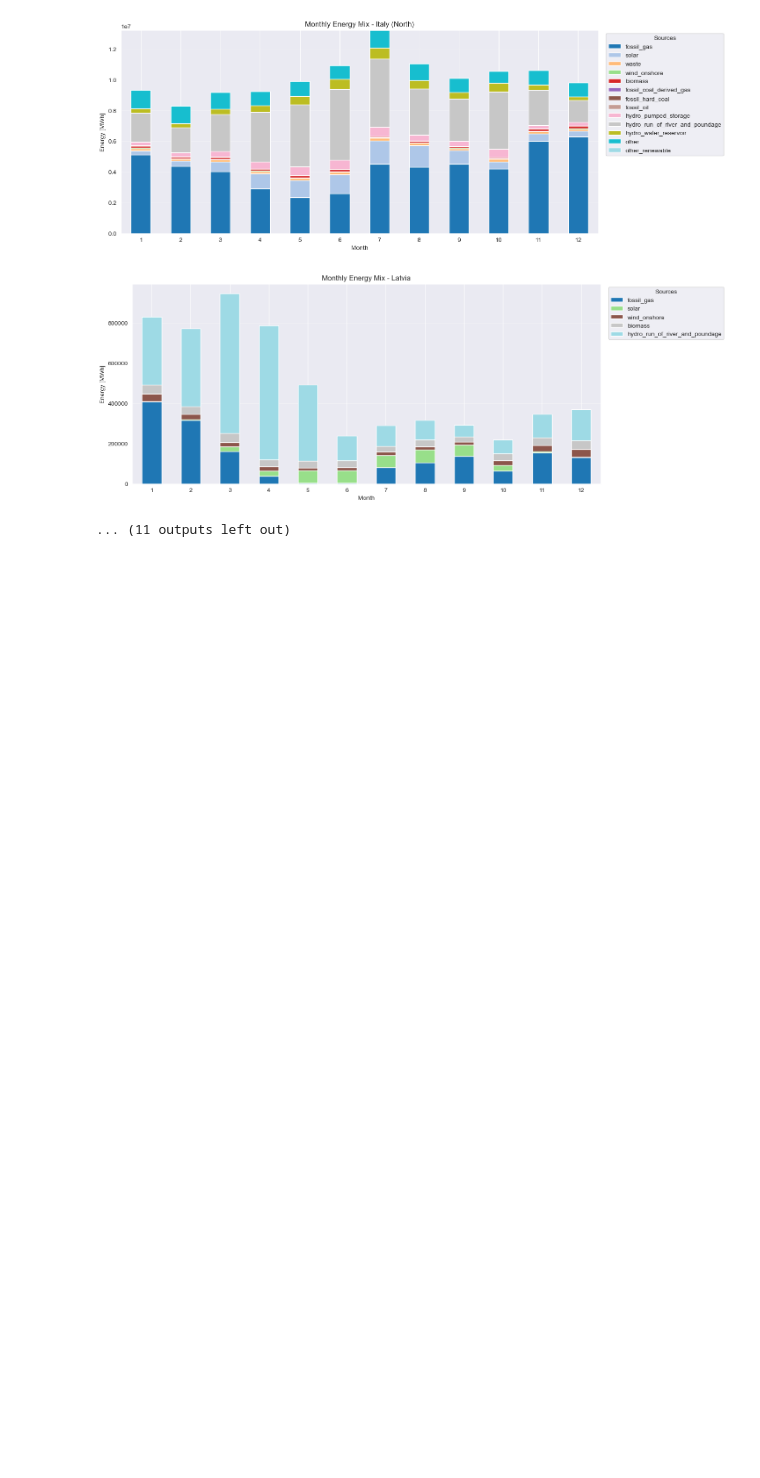
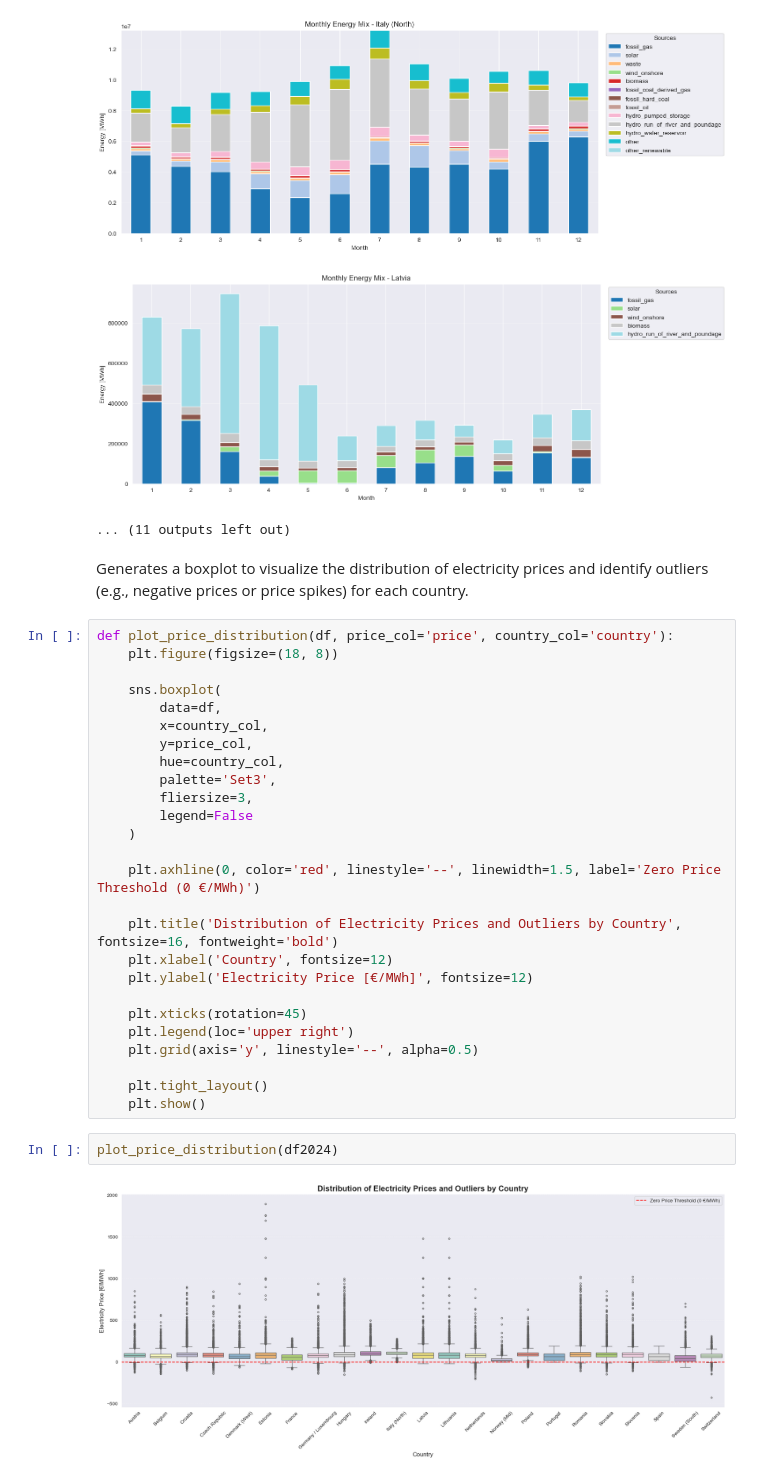
Before and after one commit to Siubuk123/Prediction, a Jupyter notebook: notebooks/01_EDA_and_Cleaning.ipynb, the cells around one changed output. Drawn from its saved outputs; the diff is of its cells as text; blank space fills up the shorter version.

Commit message:
add new plots

```diff
--- a/notebooks/01_EDA_and_Cleaning.ipynb
+++ b/notebooks/01_EDA_and_Cleaning.ipynb
@@ -441,3 +441,35 @@ plot_monthly_energy_mix(df2024)
 [figure]
 [figure]
 ... (11 outputs left out)
+# %% [markdown]
+Generates a boxplot to visualize the distribution of electricity prices and identify outliers (e.g., negative prices or price spikes) for each country.
+# %%
+def plot_price_distribution(df, price_col='price', country_col='country'):
+    plt.figure(figsize=(18, 8))
+
+    sns.boxplot(
+        data=df,
+        x=country_col,
+        y=price_col,
+        hue=country_col,
+        palette='Set3',
+        fliersize=3,
+        legend=False
+    )
+
+    plt.axhline(0, color='red', linestyle='--', linewidth=1.5, label='Zero Price Threshold (0 €/MWh)')
+
+    plt.title('Distribution of Electricity Prices and Outliers by Country', fontsize=16, fontweight='bold')
+    plt.xlabel('Country', fontsize=12)
+    plt.ylabel('Electricity Price [€/MWh]', fontsize=12)
+
+    plt.xticks(rotation=45)
+    plt.legend(loc='upper right')
+    plt.grid(axis='y', linestyle='--', alpha=0.5)
+
+    plt.tight_layout()
+    plt.show()
+# %%
+plot_price_distribution(df2024)
+# %% [output]
+[figure, added]
```
Also changed, not shown: parts of 8 cells of this notebook.
